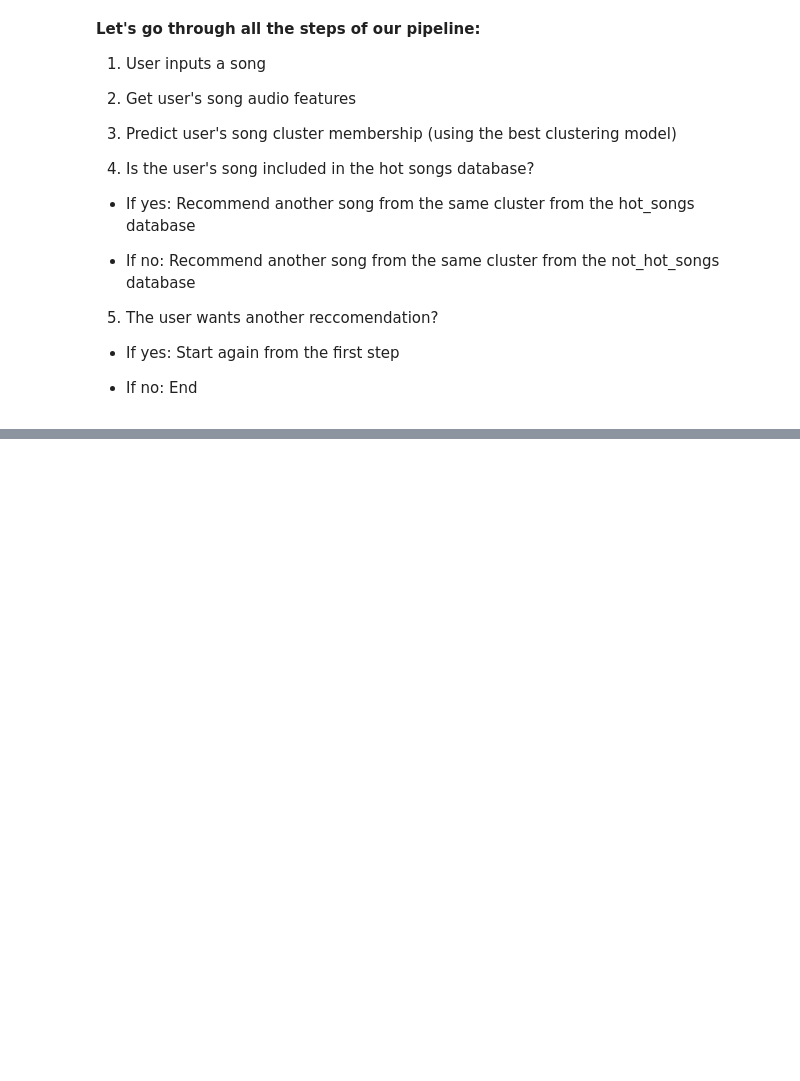
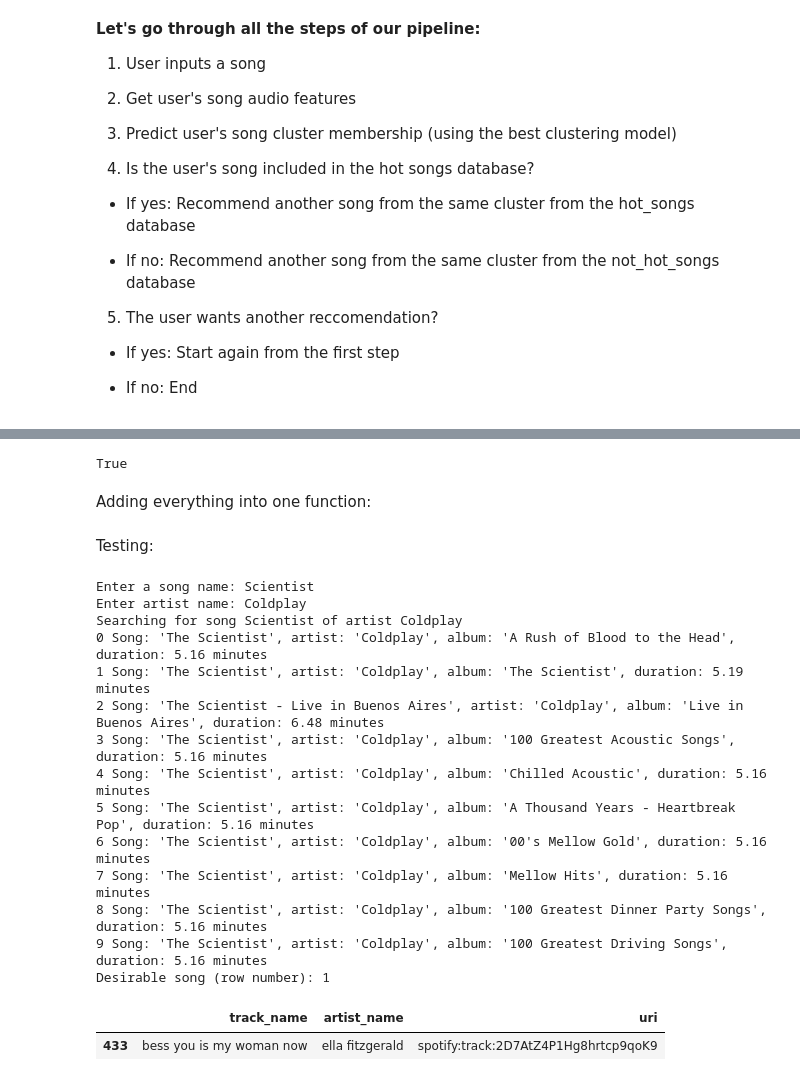
Before and after one commit to RafRojas/lab-clustering-songs, a Jupyter notebook: notebooks/Solution_lab_clustering_songs.ipynb, the cells around one changed output, grey strips where cells are left out. Saved outputs shown, nothing was run; the diff lists cells and outputs as text; code cells hidden in the pictures; blank space fills up the shorter version.

```diff
--- a/notebooks/Solution_lab_clustering_songs.ipynb
+++ b/notebooks/Solution_lab_clustering_songs.ipynb
@@ -502,15 +495,15 @@ sin_model = load("aglo_7_single.pickle")
 sin_aglo = sin_model.fit_predict(X_scaled_df)
 final_dataset_with_prediction['sin_aglo']=sin_aglo
 # %%
-avg_model = load("aglo_7_average.pickle")
+avg_model = load("models/aglo_7_average.pickle")
 avg_aglo = avg_model.fit_predict(X_scaled_df)
 final_dataset_with_prediction['avg_aglo']=avg_aglo
 # %%
-ward_model = load("aglo_7_ward.pickle")
+ward_model = load("models/aglo_7_ward.pickle")
 ward_aglo = ward_model.fit_predict(X_scaled_df)
 final_dataset_with_prediction['ward_aglo']=ward_aglo
 # %%
-cmp_model = load("aglo_7_complete.pickle")
+cmp_model = load("models/aglo_7_complete.pickle")
 cmp_aglo = cmp_model.fit_predict(X_scaled_df)
 final_dataset_with_prediction['cmp_aglo']=cmp_aglo
 # %%
@@ -1070 +1063,10 @@ def search_song(title, artist, ask_for_options=True):
+# %%
+def is_hot_song(uri):
+    return (uri in final_dataset_with_prediction['uri'].unique()) and ((final_dataset_with_prediction[final_dataset_with_prediction['uri'] == uri]['type'] == 'hot')[0])
+# %%
+is_hot_song('spotify:track:0V3wPSX9ygBnCm8psDIegu')  # hot song
+# %% [output]
+True
+# %% [markdown]
+Adding everything into one function:
 # %%
@@ -1083,0 +1121,21 @@ display(pd.DataFrame(result))
+# %% [markdown]
+Testing:
+# %%
+recommend_song(track_name,artist_name)
+# %% [output]
+Enter a song name: Scientist
+Enter artist name: Coldplay
+Searching for song Scientist of artist Coldplay
+0 Song: 'The Scientist', artist: 'Coldplay', album: 'A Rush of Blood to the Head', duration: 5.16 minutes
+1 Song: 'The Scientist', artist: 'Coldplay', album: 'The Scientist', duration: 5.19 minutes
+2 Song: 'The Scientist - Live in Buenos Aires', artist: 'Coldplay', album: 'Live in Buenos Aires', duration: 6.48 minutes
+3 Song: 'The Scientist', artist: 'Coldplay', album: '100 Greatest Acoustic Songs', duration: 5.16 minutes
+4 Song: 'The Scientist', artist: 'Coldplay', album: 'Chilled Acoustic', duration: 5.16 minutes
+5 Song: 'The Scientist', artist: 'Coldplay', album: 'A Thousand Years - Heartbreak Pop', duration: 5.16 minutes
+6 Song: 'The Scientist', artist: 'Coldplay', album: '00's Mellow Gold', duration: 5.16 minutes
+7 Song: 'The Scientist', artist: 'Coldplay', album: 'Mellow Hits', duration: 5.16 minutes
+8 Song: 'The Scientist', artist: 'Coldplay', album: '100 Greatest Dinner Party Songs', duration: 5.16 minutes
+9 Song: 'The Scientist', artist: 'Coldplay', album: '100 Greatest Driving Songs', duration: 5.16 minutes
+Desirable song (row number): 1
+|  | track_name | artist_name | uri |
+| 433 | bess you is my woman now | ella fitzgerald | spotify:track:2D7AtZ4P1Hg8hrtcp9qoK9 |
```
Also changed, not shown: parts of 7 cells of this notebook.
